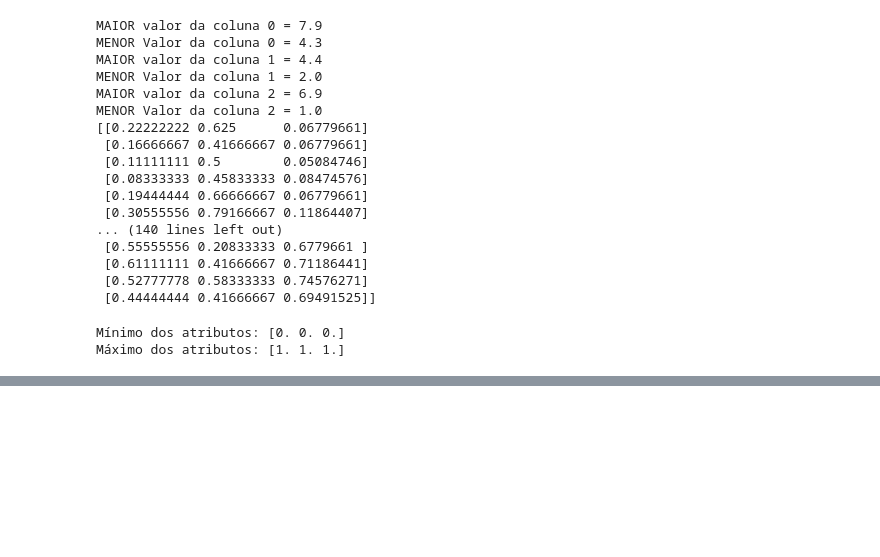
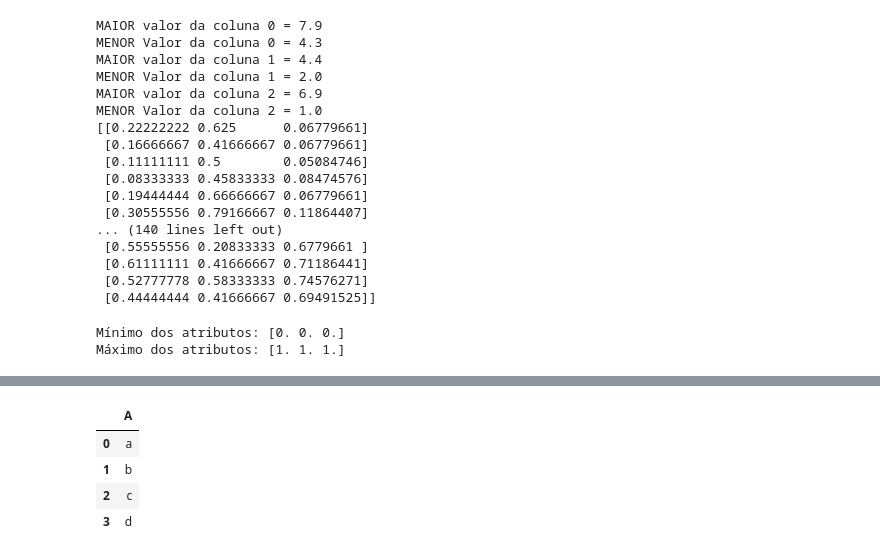
Before and after one commit to dantebarross/vamos-programar, a Jupyter notebook: Ciência de Dados/1. Como preparar e transformar dados usando Python.ipynb, the cells around one changed output, grey strips where cells are left out. Cells and saved outputs as stored; diff of their text form; code cells hidden in the pictures; blank space fills up the shorter version.

```diff
--- a/Ciência de Dados/1. Como preparar e transformar dados usando Python.ipynb
+++ b/Ciência de Dados/1. Como preparar e transformar dados usando Python.ipynb
@@ -278,0 +473,12 @@ A **Padronização** de dados possui o mesmo objetivo que a **Normalização**,
+# %%
+import pandas as pd
+
+# Vamos criar um DataFrame com o pandas
+df = pd.DataFrame ({'A':['a', 'b', 'c', 'd'],}) # Podemos contar QUATRO variáveis diferentes aqui: a, b, c, d
+df.head()
+# %% [output]
+|  | A |
+| 0 | a |
+| 1 | b |
+| 2 | c |
+| 3 | d |
```
Also changed, not shown: parts of 24 cells of this notebook, 2 other files.
